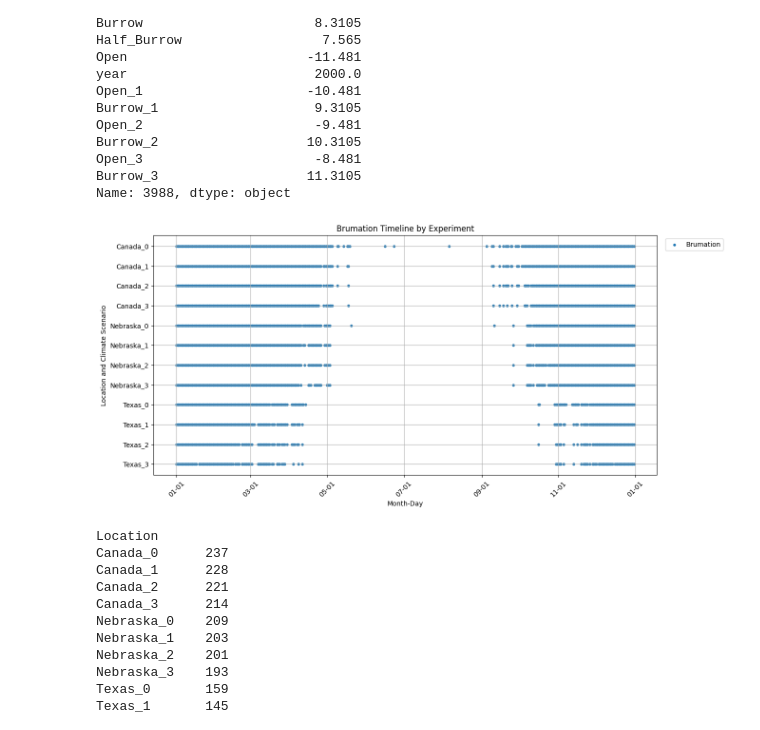
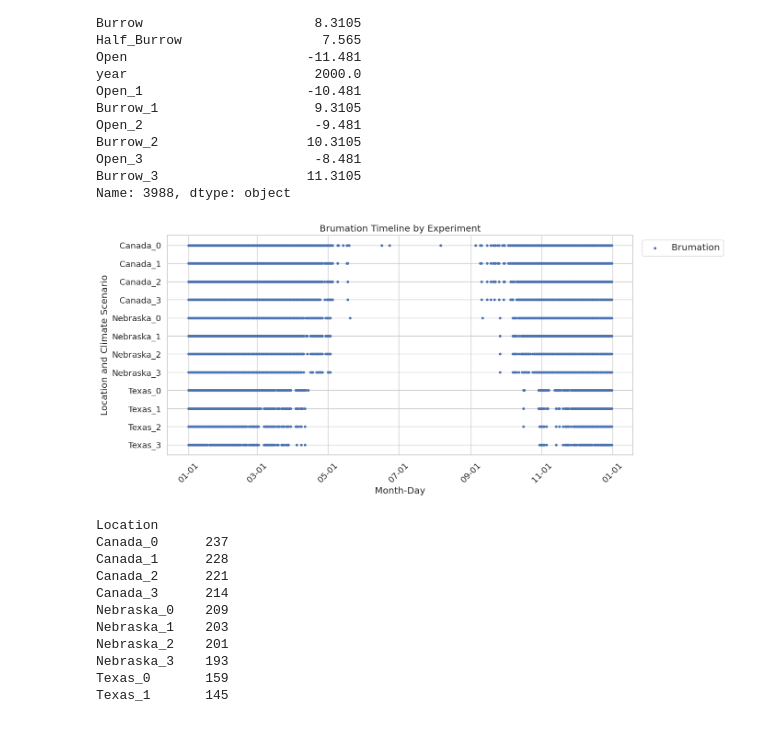
Before and after one commit to michaelremington2/suffugium, a Jupyter notebook: make_thermal_db/brumation.ipynb, the cells around one changed output. Saved outputs shown, nothing was run; the diff lists cells and outputs as text; code cells hidden in the pictures.

Commit message:
Fixed brumation figure.

```diff
--- a/make_thermal_db/brumation.ipynb
+++ b/make_thermal_db/brumation.ipynb
@@ -95,23 +96,23 @@ ordered_locations = [
 ]
 brumination_df['Location'] = pd.Categorical(brumination_df['Location'], categories=ordered_locations, ordered=True)
 # %%
-
+sns.set(style="whitegrid",font_scale=1.2)
 plt.figure(figsize=(12, 6))
 
 plt.scatter(brumination_df['Date'], brumination_df['Location'], label='Brumation', s=10)
 plt.gca().xaxis.set_major_formatter(mdates.DateFormatter('%m-%d'))
 plt.title("Brumation Timeline by Experiment")
 plt.xlabel("Month-Day")
 plt.ylabel("Location and Climate Scenario")
 plt.tight_layout()
 plt.grid(True)
 plt.xticks(rotation=45)
 plt.legend(bbox_to_anchor=(1.01, 1), loc='upper left', fontsize='medium')
 plt.gca().invert_yaxis()
 plt.savefig('../../chapter_3_figures/brumation_timeline.png', dpi=300, bbox_inches='tight')
 plt.show()
 # %% [output]
-[figure, old version]
+[figure, new version]
 # %%
 brumination_df.groupby('Location').size()
 # %% [output]
```
Also changed, not shown: parts of 1 cell of this notebook.
